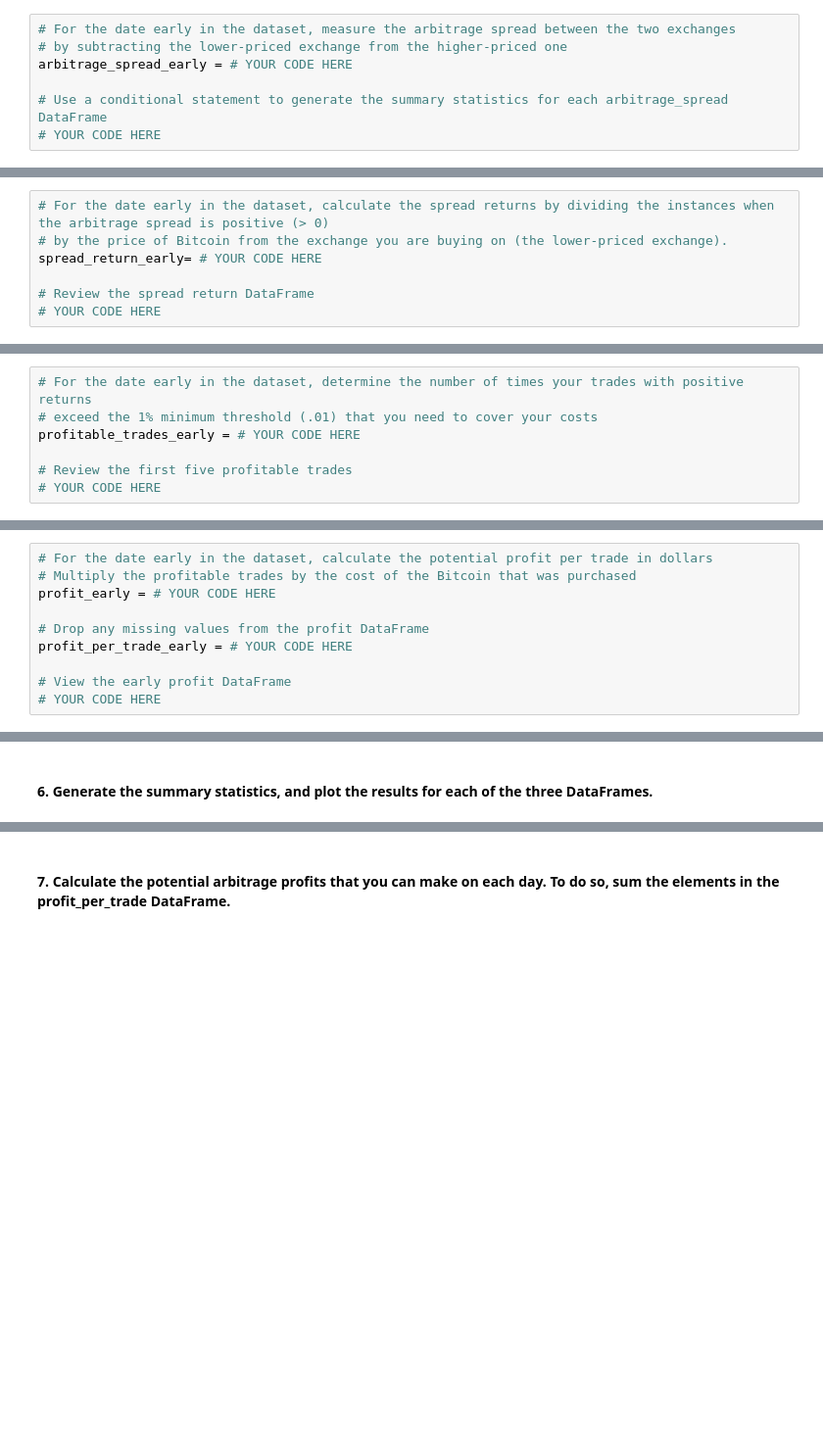
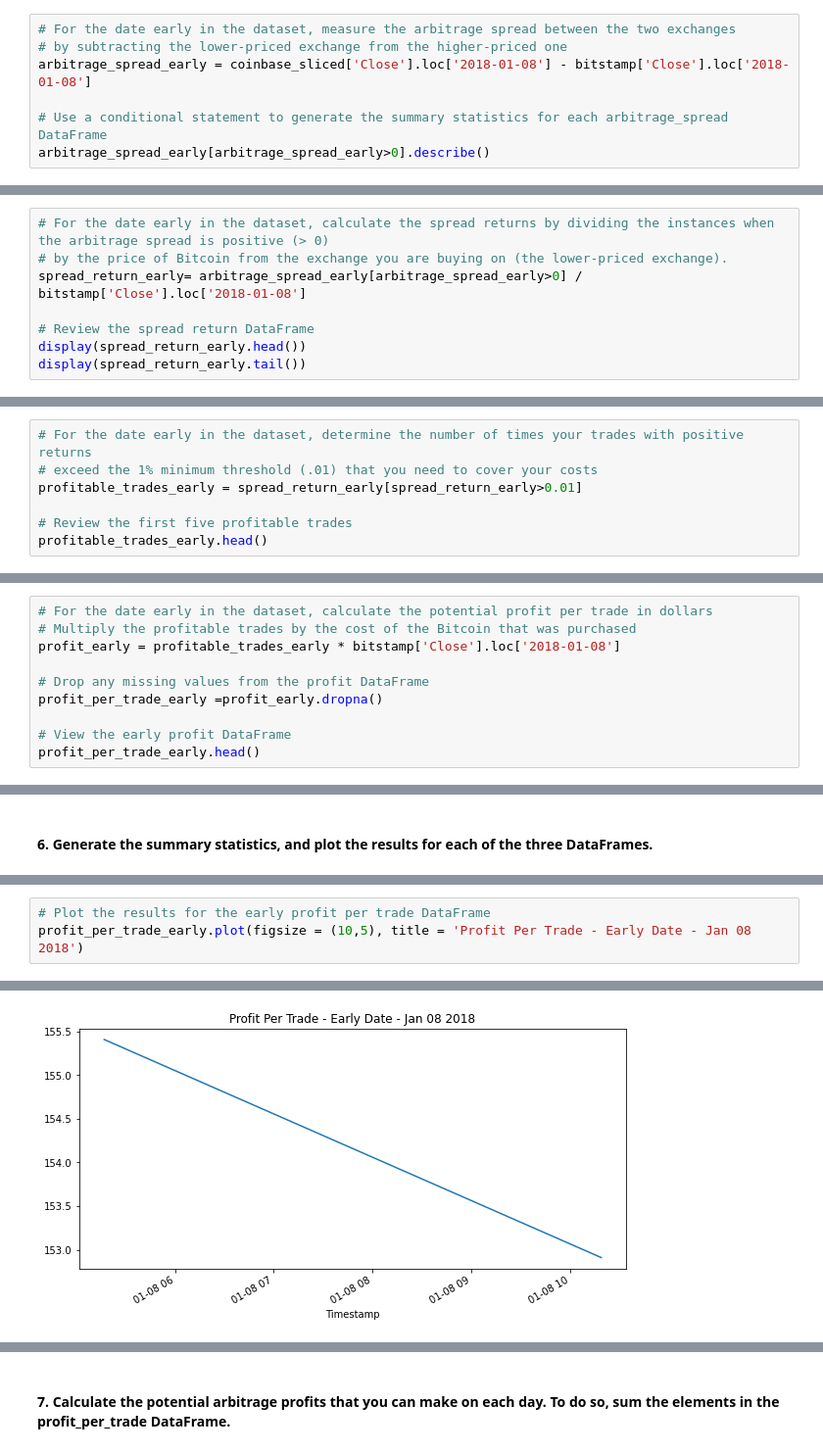
Before and after one commit to Abhishikaf/Bitcoin_Arbitrage, a Jupyter notebook: crypto_arbitrage.ipynb, the cells around one changed output, grey strips where cells are left out. Shown: that part at 98% size. Cells and saved outputs as stored; diff of their text form; blank space fills up the shorter version.

```diff
--- a/crypto_arbitrage.ipynb
+++ b/crypto_arbitrage.ipynb
@@ -414,7 +414,7 @@ Calculate the potential profits for each date that you selected in the previous
 # %%
 # For the date early in the dataset, measure the arbitrage spread between the two exchanges
 # by subtracting the lower-priced exchange from the higher-priced one
-arbitrage_spread_early = # YOUR CODE HERE
+arbitrage_spread_early = coinbase_sliced['Close'].loc['2018-01-08'] - bitstamp['Close'].loc['2018-01-08']
 
 # Use a conditional statement to generate the summary statistics for each arbitrage_spread DataFrame
-# YOUR CODE HERE
+arbitrage_spread_early[arbitrage_spread_early>0].describe()
@@ -423,7 +467,8 @@ arbitrage_spread_early = # YOUR CODE HERE
 # %%
 # For the date early in the dataset, calculate the spread returns by dividing the instances when the arbitrage spread is positive (> 0)
 # by the price of Bitcoin from the exchange you are buying on (the lower-priced exchange).
-spread_return_early= # YOUR CODE HERE
+spread_return_early= arbitrage_spread_early[arbitrage_spread_early>0] / bitstamp['Close'].loc['2018-01-08']
 
 # Review the spread return DataFrame
-# YOUR CODE HERE
+display(spread_return_early.head())
+display(spread_return_early.tail())
@@ -432,7 +538,7 @@ spread_return_early= # YOUR CODE HERE
 # %%
 # For the date early in the dataset, determine the number of times your trades with positive returns
 # exceed the 1% minimum threshold (.01) that you need to cover your costs
-profitable_trades_early = # YOUR CODE HERE
+profitable_trades_early = spread_return_early[spread_return_early>0.01]
 
 # Review the first five profitable trades
-# YOUR CODE HERE
+profitable_trades_early.head()
@@ -447,10 +620,10 @@ profitable_trades_early = # YOUR CODE HERE
 # %%
 # For the date early in the dataset, calculate the potential profit per trade in dollars
 # Multiply the profitable trades by the cost of the Bitcoin that was purchased
-profit_early = # YOUR CODE HERE
+profit_early = profitable_trades_early * bitstamp['Close'].loc['2018-01-08']
 
 # Drop any missing values from the profit DataFrame
-profit_per_trade_early = # YOUR CODE HERE
+profit_per_trade_early =profit_early.dropna()
 
 # View the early profit DataFrame
-# YOUR CODE HERE
+profit_per_trade_early.head()
@@ -464,0 +706,4 @@ profit_per_trade_early = # YOUR CODE HERE
+# %%
+# Plot the results for the early profit per trade DataFrame
+profit_per_trade_early.plot(figsize = (10,5), title = 'Profit Per Trade - Early Date - Jan 08 2018')
+# %% [output]
@@ -464,0 +711 @@ profit_per_trade_early = # YOUR CODE HERE
+[figure, added]
```
Also changed, not shown: parts of 33 cells of this notebook.
